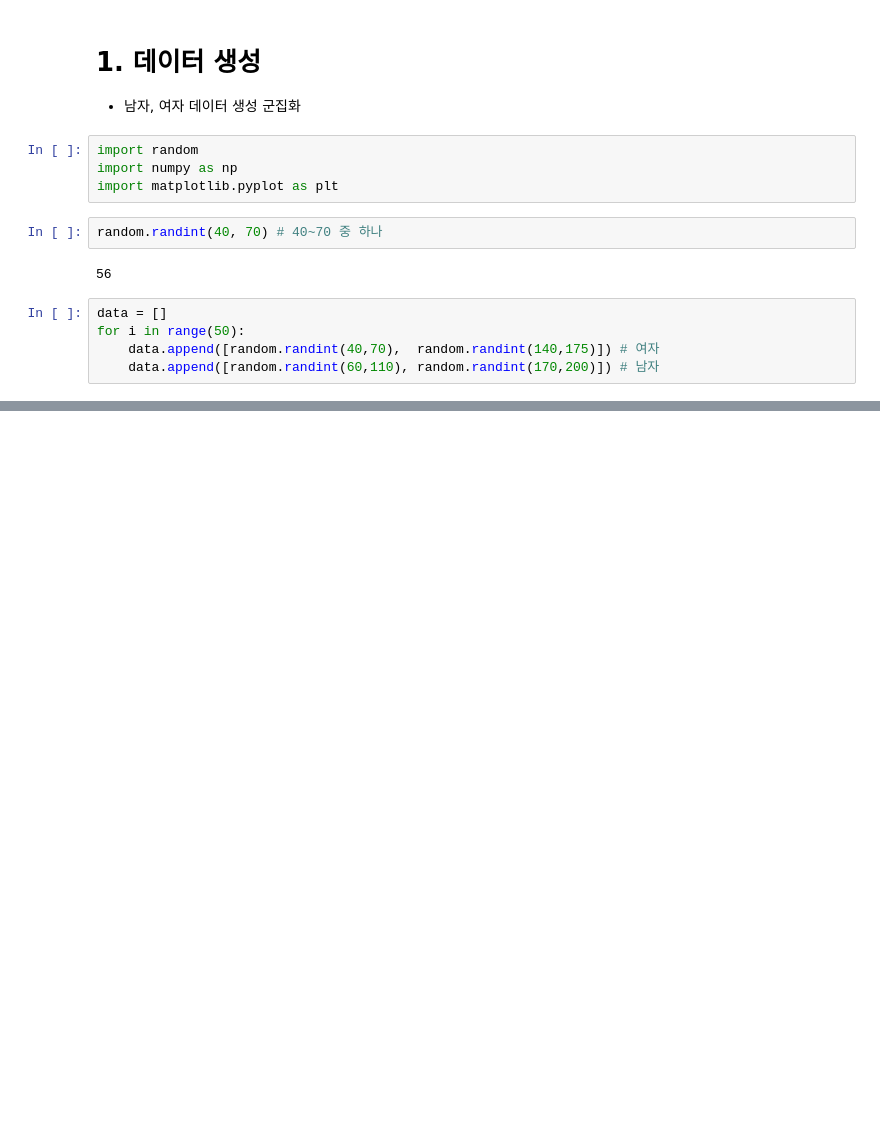
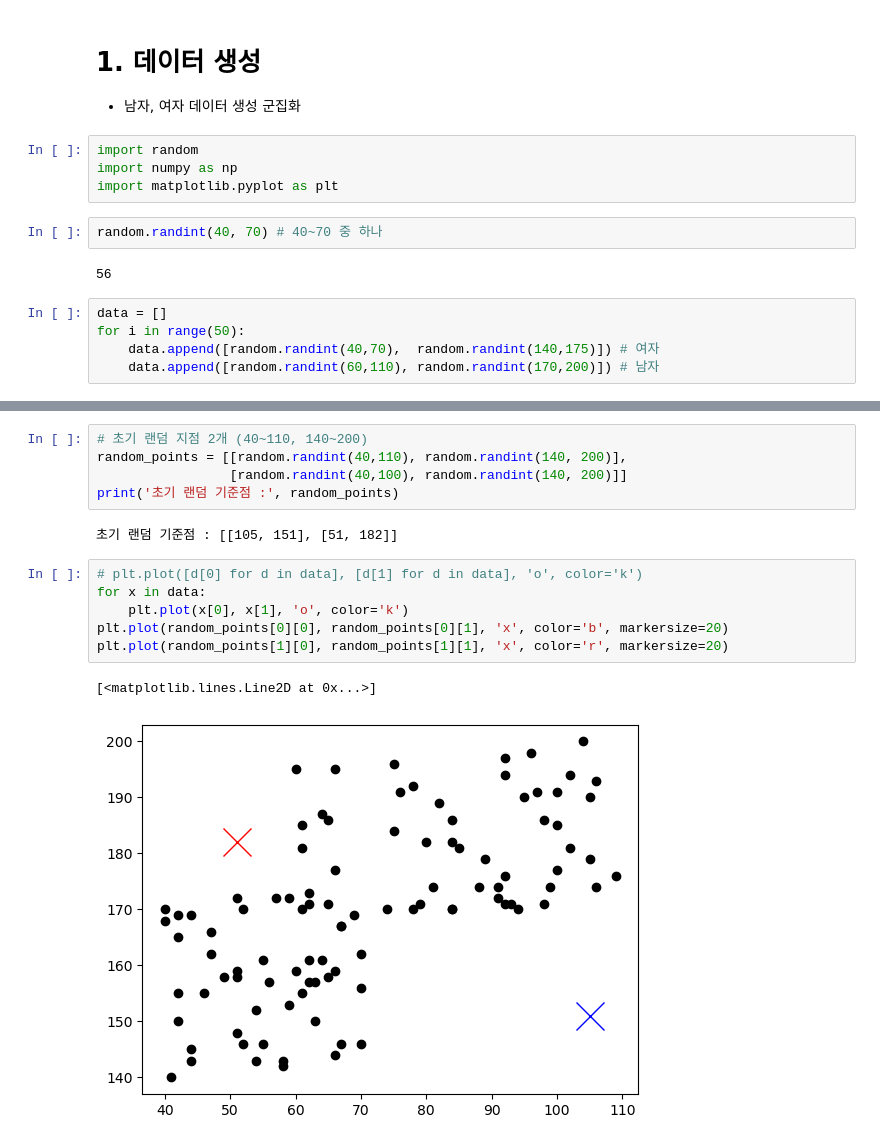
Before and after one commit to yisy0703/ai, a Jupyter notebook: source/08_DeepLearning/05_군집분석.ipynb, the cells around one changed output, grey strips where cells are left out. Cells and saved outputs as stored; diff of their text form; blank space fills up the shorter version.

```diff
--- a/source/08_DeepLearning/05_군집분석.ipynb
+++ b/source/08_DeepLearning/05_군집분석.ipynb
@@ -44,0 +60,16 @@ for male in data[1:100:2]:
+# %%
+# 초기 랜덤 지점 2개 (40~110, 140~200)
+random_points = [[random.randint(40,110), random.randint(140, 200)],
+                 [random.randint(40,100), random.randint(140, 200)]]
+print('초기 랜덤 기준점 :', random_points)
+# %% [output]
+초기 랜덤 기준점 : [[105, 151], [51, 182]]
+# %%
+# plt.plot([d[0] for d in data], [d[1] for d in data], 'o', color='k')
+for x in data:
+    plt.plot(x[0], x[1], 'o', color='k')
+plt.plot(random_points[0][0], random_points[0][1], 'x', color='b', markersize=20)
+plt.plot(random_points[1][0], random_points[1][1], 'x', color='r', markersize=20)
+# %% [output]
+[<matplotlib.lines.Line2D at 0x...>]
+[figure, added]
```
Also changed, not shown: parts of 6 cells of this notebook.
